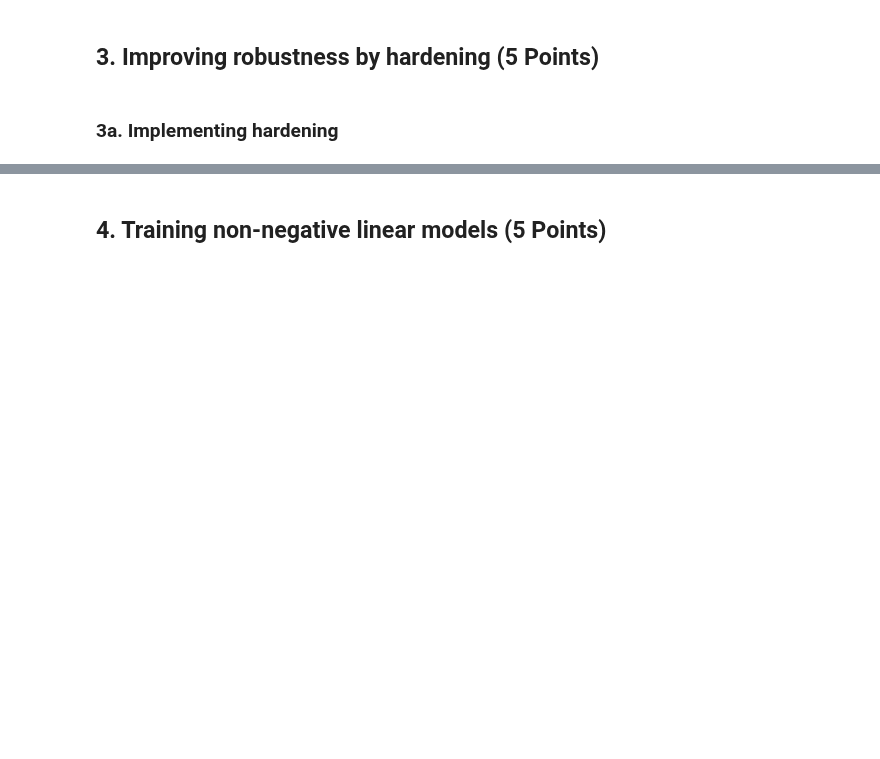
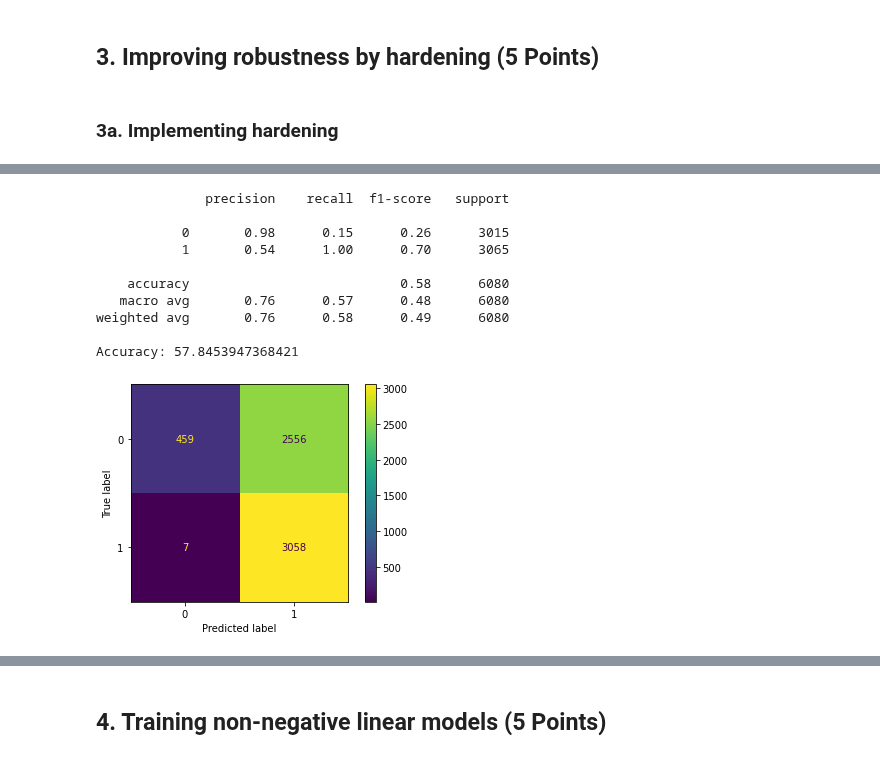
Before and after one commit to kponichtera/cs4035-cda, a Jupyter notebook: lab4/Lab4.ipynb, the cells around one changed output, grey strips where cells are left out. Drawn from its saved outputs; the diff is of its cells as text; code cells hidden in the pictures; blank space fills up the shorter version.

```diff
--- a/lab4/Lab4.ipynb
+++ b/lab4/Lab4.ipynb
@@ -144,0 +146,14 @@ Accuracy: 49.588815789473685
+# %%
+X_train, X_test, y_train, y_test = train_test_split(X, y, test_size=0.20, random_state=0)
+
+X_train_attack = []
+y_train_attack = []
+
+for i in range(len(X_train)):
+    if y_train[i] == 1:
+        X_train_attack += [evade(X_train[i], coef)]
+        y_train_attack += [1]
+# %%
+clf = SGDClassifier(loss='log', random_state=0, n_jobs=-1)
+clf.fit(X_train, y_train)
+clf.partial_fit(X_train_attack, y_train_attack)
@@ -144,0 +162,20 @@ Accuracy: 49.588815789473685
+# %%
+y_predictions = clf.predict(X_test)
+
+print(classification_report(y_test, y_predictions))
+print(f"Accuracy: {accuracy_score(y_test, y_predictions) * 100}")
+
+ConfusionMatrixDisplay.from_predictions(y_test, y_predictions)
+plt.show()
+# %% [output]
+              precision    recall  f1-score   support
+
+           0       0.98      0.15      0.26      3015
+           1       0.54      1.00      0.70      3065
+
+    accuracy                           0.58      6080
+   macro avg       0.76      0.57      0.48      6080
+weighted avg       0.76      0.58      0.49      6080
+
+Accuracy: 57.8453947368421
+[figure, added]
```
Also changed, not shown: parts of 12 cells of this notebook.
